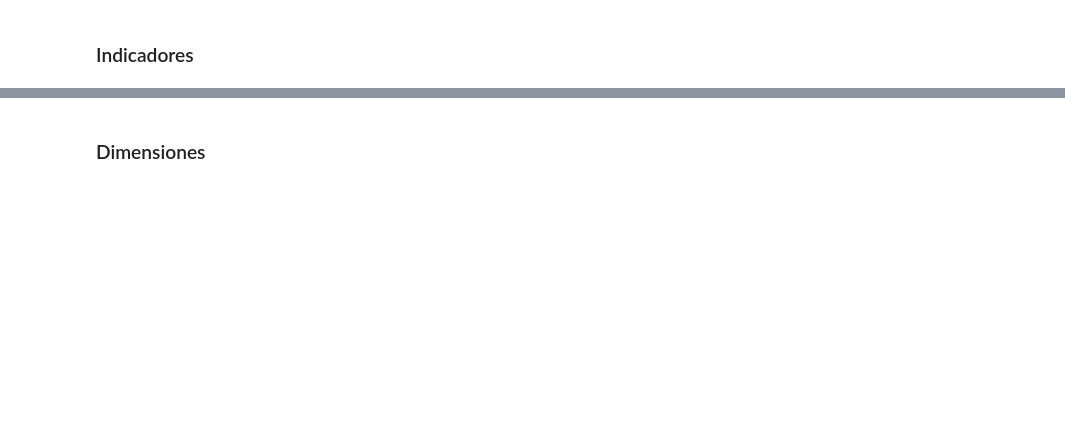
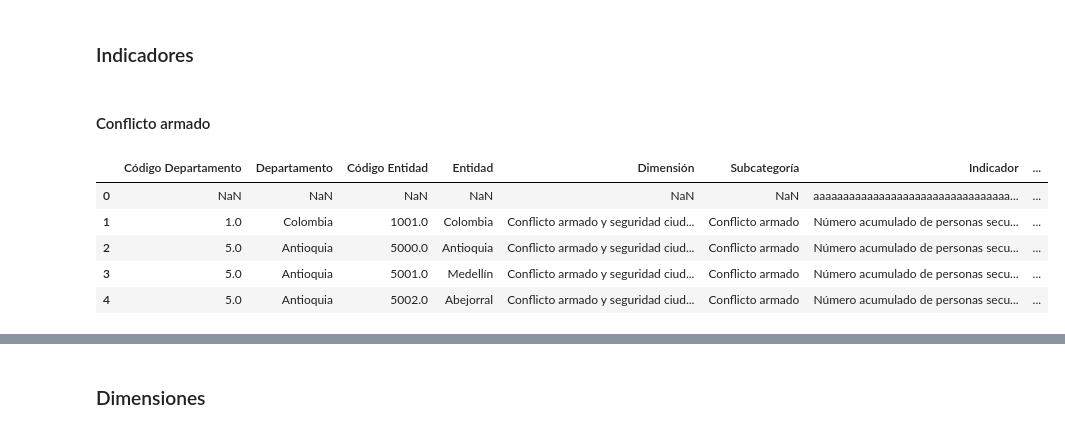
Before and after one commit to BI-G15/Proyecto2, a Jupyter notebook: Proyecto2.ipynb, the cells around one changed output, grey strips where cells are left out. Drawn from its saved outputs; the diff is of its cells as text; code cells hidden in the pictures; blank space fills up the shorter version.

```diff
--- a/Proyecto2.ipynb
+++ b/Proyecto2.ipynb
@@ -384,2 +387,13 @@ Name: nombre_del_proyecto, dtype: int64
 # %% [markdown]
 ### Indicadores
+# %% [markdown]
+#### Conflicto armado
+# %%
+df_conflicto.head()
+# %% [output]
+|  | Código Departamento | Departamento | Código Entidad | Entidad | Dimensión | Subcategoría | Indicador | ... |
+| 0 | NaN | NaN | NaN | NaN | NaN | NaN | aaaaaaaaaaaaaaaaaaaaaaaaaaaaaaaaa... | ... |
+| 1 | 1.0 | Colombia | 1001.0 | Colombia | Conflicto armado y seguridad ciud... | Conflicto armado | Número acumulado de personas secu... | ... |
+| 2 | 5.0 | Antioquia | 5000.0 | Antioquia | Conflicto armado y seguridad ciud... | Conflicto armado | Número acumulado de personas secu... | ... |
+| 3 | 5.0 | Antioquia | 5001.0 | Medellín | Conflicto armado y seguridad ciud... | Conflicto armado | Número acumulado de personas secu... | ... |
+| 4 | 5.0 | Antioquia | 5002.0 | Abejorral | Conflicto armado y seguridad ciud... | Conflicto armado | Número acumulado de personas secu... | ... |
```
Also changed, not shown: parts of 50 cells of this notebook.
